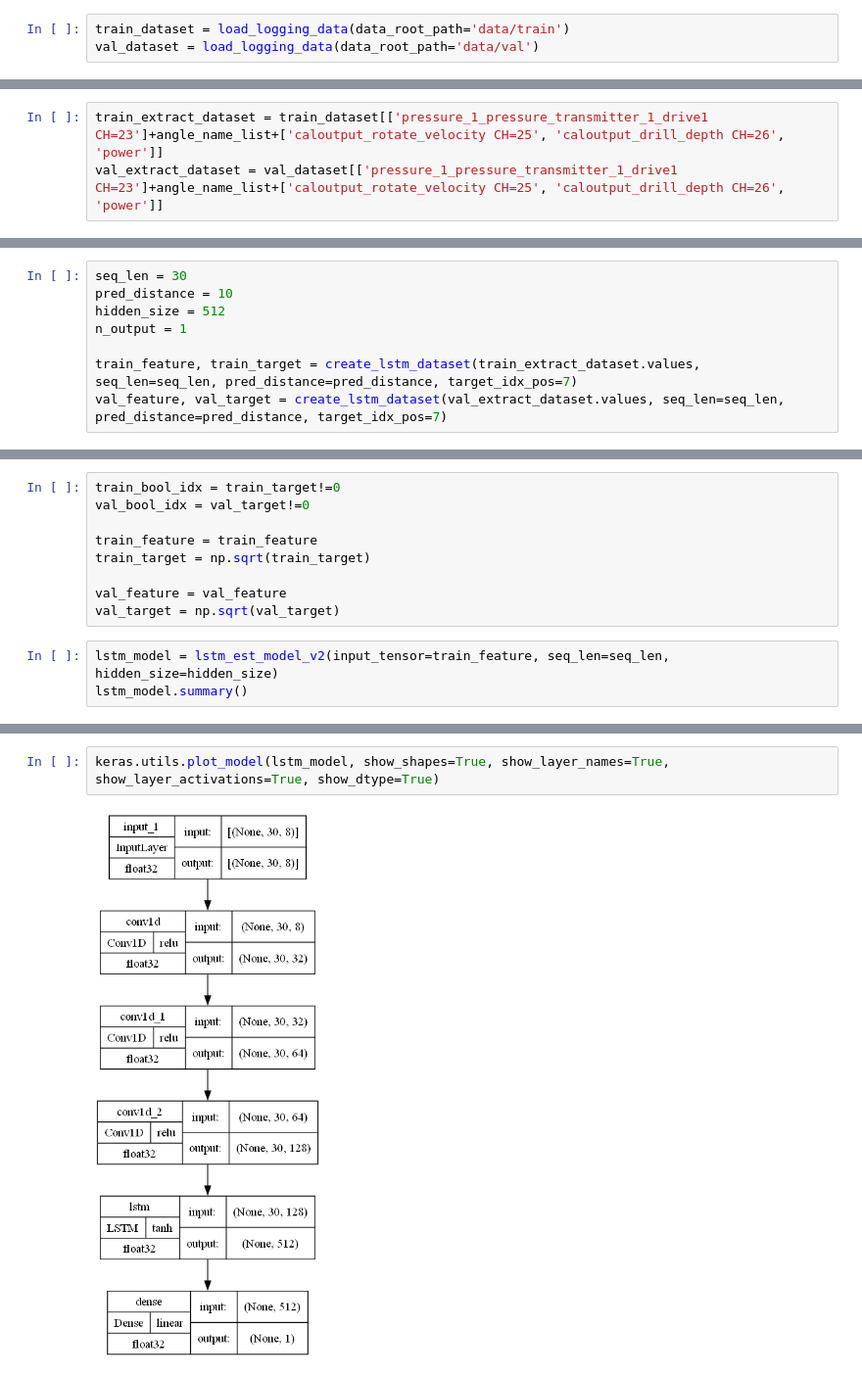
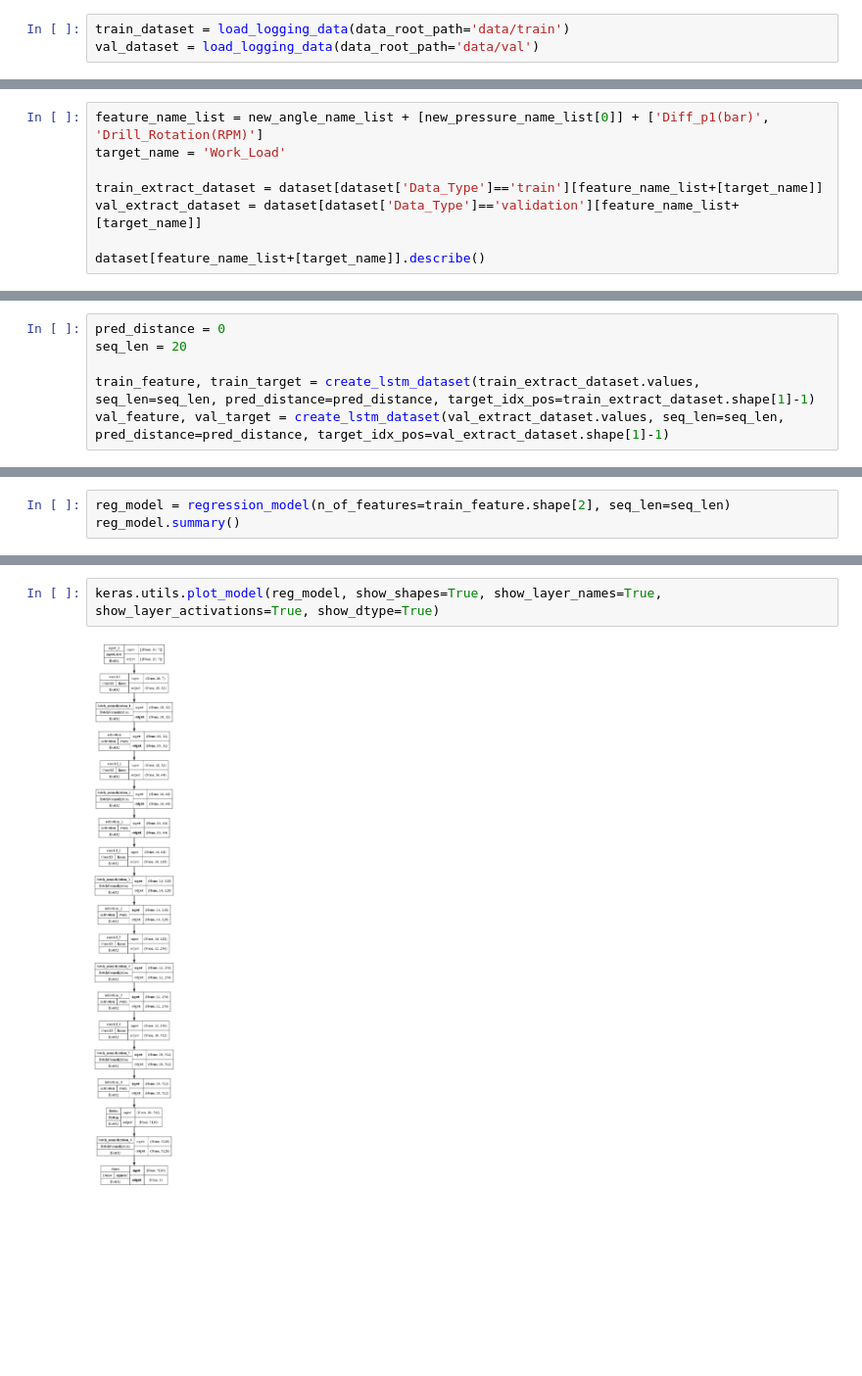
Before and after one commit to jinbeomjeong/forecast_pile_driver_load, a Jupyter notebook: create_forecast_model.ipynb, the cells around one changed output, grey strips where cells are left out. Shown at 98% size. Drawn from its saved outputs; the diff is of its cells as text; blank space fills up the shorter version.

Commit message:
fix create model

```diff
--- a/create_forecast_model.ipynb
+++ b/create_forecast_model.ipynb
@@ -83,3 +109,8 @@ val_dataset.describe()
 # %%
-train_extract_dataset = train_dataset[['pressure_1_pressure_transmitter_1_drive1 CH=23']+angle_name_list+['caloutput_rotate_velocity CH=25', 'caloutput_drill_depth CH=26', 'power']]
-val_extract_dataset = val_dataset[['pressure_1_pressure_transmitter_1_drive1 CH=23']+angle_name_list+['caloutput_rotate_velocity CH=25', 'caloutput_drill_depth CH=26', 'power']]
+feature_name_list = new_angle_name_list + [new_pressure_name_list[0]] + ['Diff_p1(bar)', 'Drill_Rotation(RPM)']
+target_name = 'Work_Load'
+
+train_extract_dataset = dataset[dataset['Data_Type']=='train'][feature_name_list+[target_name]]
+val_extract_dataset = dataset[dataset['Data_Type']=='validation'][feature_name_list+[target_name]]
+
+dataset[feature_name_list+[target_name]].describe()
@@ -86,11 +127,9 @@ val_extract_dataset = val_dataset[['pressure_1_pressure_transmitter_1_drive1 CH=
 # %%
-seq_len = 30
-pred_distance = 10
-hidden_size = 512
-n_output = 1
+pred_distance = 0
+seq_len = 20
 
-train_feature, train_target = create_lstm_dataset(train_extract_dataset.values, seq_len=seq_len, pred_distance=pred_distance, target_idx_pos=7)
-val_feature, val_target = create_lstm_dataset(val_extract_dataset.values, seq_len=seq_len, pred_distance=pred_distance, target_idx_pos=7)
+train_feature, train_target = create_lstm_dataset(train_extract_dataset.values, seq_len=seq_len, pred_distance=pred_distance, target_idx_pos=train_extract_dataset.shape[1]-1)
+val_feature, val_target = create_lstm_dataset(val_extract_dataset.values, seq_len=seq_len, pred_distance=pred_distance, target_idx_pos=val_extract_dataset.shape[1]-1)
 # %%
 print(train_feature.shape, train_target.shape)
 print(val_feature.shape, val_target.shape)
@@ -113,15 +139,6 @@ sns.histplot(np.square(np.sqrt(val_target)), label='log(target)')
-# %%
-train_bool_idx = train_target!=0
-val_bool_idx = val_target!=0
-
-train_feature = train_feature
-train_target = np.sqrt(train_target)
-
-val_feature = val_feature
-val_target = np.sqrt(val_target)
 # %%
-lstm_model = lstm_est_model_v2(input_tensor=train_feature, seq_len=seq_len, hidden_size=hidden_size)
-lstm_model.summary()
+reg_model = regression_model(n_of_features=train_feature.shape[2], seq_len=seq_len)
+reg_model.summary()
 # %% [output]
 Model: "model"
 _________________________________________________________________
@@ -142,6 +159,6 @@ Non-trainable params: 0
 _________________________________________________________________
 # %%
-keras.utils.plot_model(lstm_model, show_shapes=True, show_layer_names=True, show_layer_activations=True, show_dtype=True)
+keras.utils.plot_model(reg_model, show_shapes=True, show_layer_names=True, show_layer_activations=True, show_dtype=True)
 # %% [output]
-[figure, old version]
+[figure, new version]
 # %%
```
Also changed, not shown: parts of 57 cells of this notebook, 3 other files.
